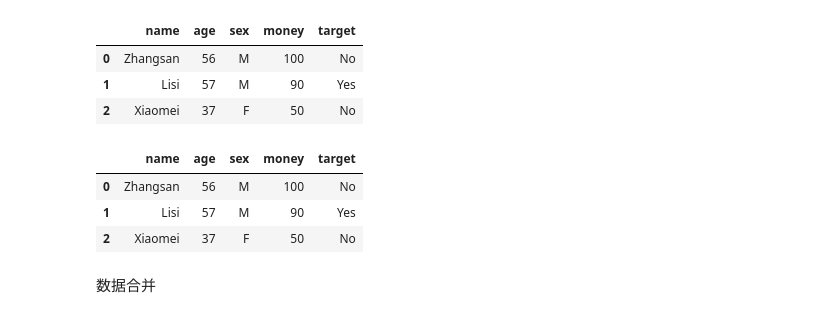
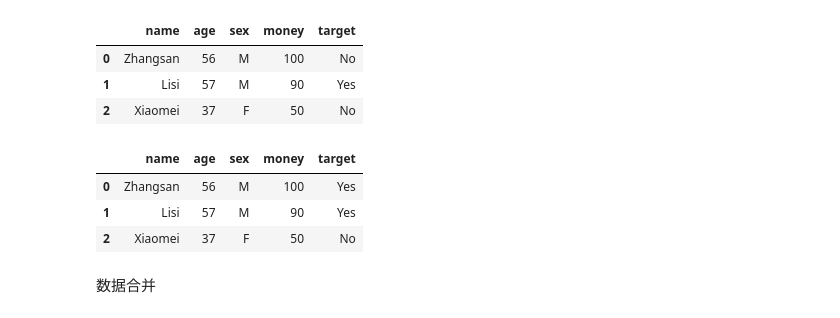
Before and after one commit to iphysresearch/GWData-Bootcamp, a Jupyter notebook: 2023/python/3-pandas.ipynb, the cells around one changed output. Drawn from its saved outputs; the diff is of its cells as text; code cells hidden in the pictures.

```diff
--- a/2023/python/3-pandas.ipynb
+++ b/2023/python/3-pandas.ipynb
@@ -1079,12 +1102,12 @@ data
 | 1 | Lisi | 57 | M | 90 | Yes |
 | 2 | Xiaomei | 37 | F | 50 | No |
 # %%
-data.loc[:,'target'] = ['No', 'Yes', 'No']
+data.loc[:,'target'] = ['Yes', 'Yes', 'No']
 
 data
 # %% [output]
 |  | name | age | sex | money | target |
-| 0 | Zhangsan | 56 | M | 100 | No |
+| 0 | Zhangsan | 56 | M | 100 | Yes |
 | 1 | Lisi | 57 | M | 90 | Yes |
 | 2 | Xiaomei | 37 | F | 50 | No |
 # %% [markdown]
```
Also changed, not shown: parts of 14 cells of this notebook, 2 other files.
